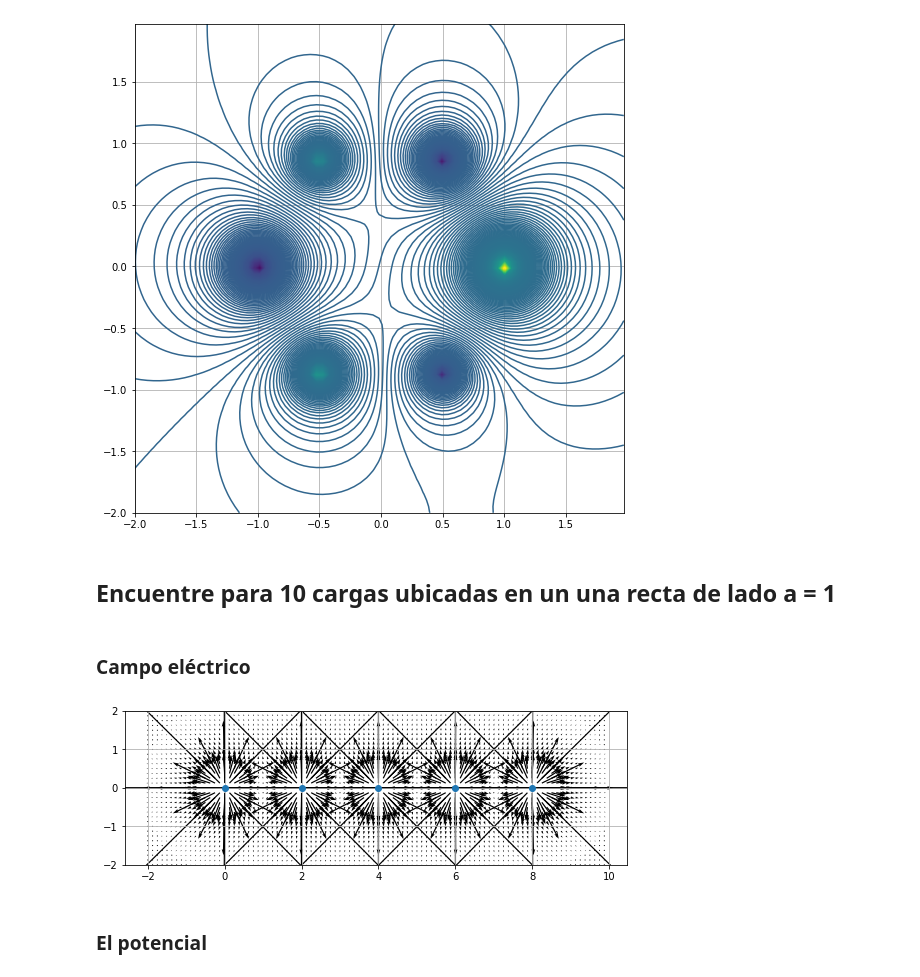
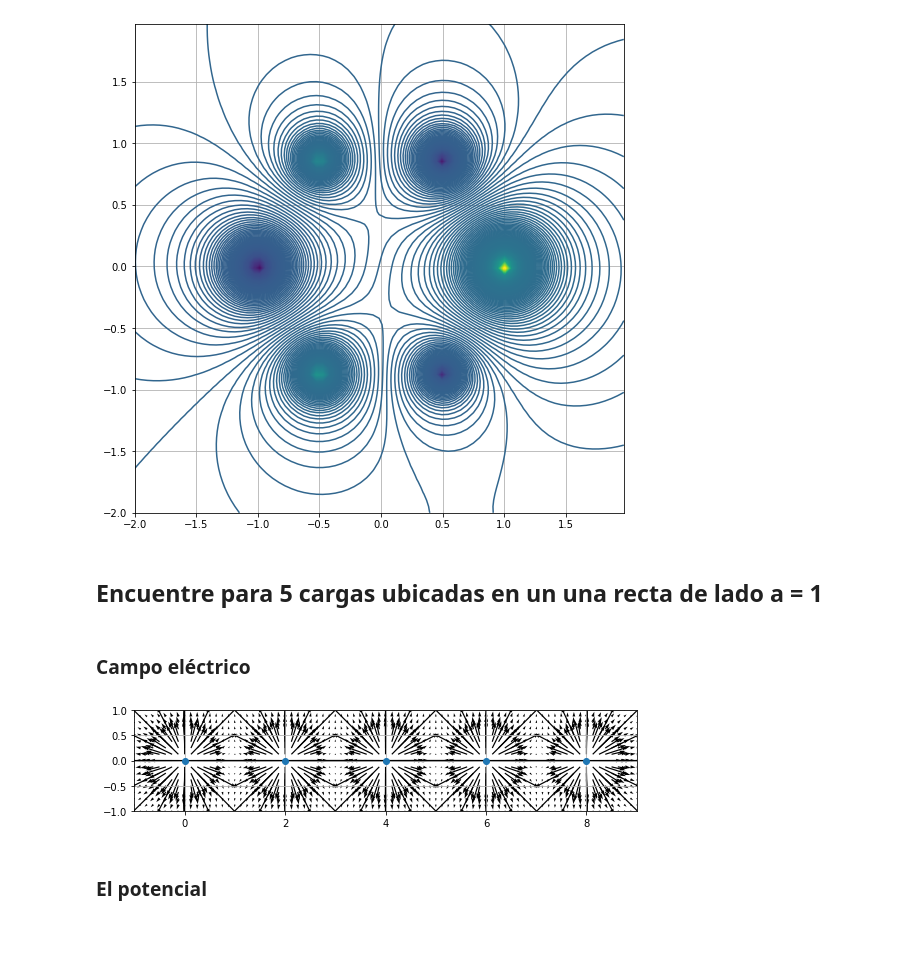
Before and after one commit to Nelson-Fuentes/Universidad, a Jupyter notebook: Fisica Computacional/Tarea/notebooks/Laboratorio 7.ipynb, the cells around one changed output. Cells and saved outputs as stored; diff of their text form; code cells hidden in the pictures; blank space fills up the shorter version.

```diff
--- a/Fisica Computacional/Tarea/notebooks/Laboratorio 7.ipynb
+++ b/Fisica Computacional/Tarea/notebooks/Laboratorio 7.ipynb
@@ -168,10 +168,10 @@ plt.show()
 # %% [output]
 [figure]
 # %% [markdown]
-## Encuentre para 10 cargas ubicadas en un una recta de lado a = 1
+## Encuentre para 5 cargas ubicadas en un una recta de lado a = 1
 # %%
 #field_charges = [ 10 , 10 , 10 , 10 , 10, 10 , 10 , 10 , 10 , 10]
-field_charges = [ 5,5,5,5,5 ]
+field_charges = [ 0.5 for i in range(0,5) ]
 fields = []
 for i , field_charge in enumerate(field_charges):
     fields.append([ np.array([i*2, 0]), field_charge  ])
@@ -188,14 +188,14 @@ Ey = electromagnetism_in_axis_(fields, axis, k, 1)
 # %%
 fig, ax  = plt.subplots(figsize=(9,3))
 xs = [ field[0][0] for field in fields ]; ys = [ field[0][1] for field in fields]
 ax.quiver(axis[0], axis[1], Ex, Ey)
 ax.grid()
 ax.set_aspect('equal')
 ax.plot(xs, ys, 'o')
-ax.set(ylim=(-2, 2))
+ax.set(ylim=(-1, 1), xlim=(-1, 9))
 plt.show()
 # %% [output]
-[figure, old version]
+[figure, new version]
 # %% [markdown]
 ### El potencial
 # %%
```
Also changed, not shown: parts of 1 cell of this notebook, 9 other files.
